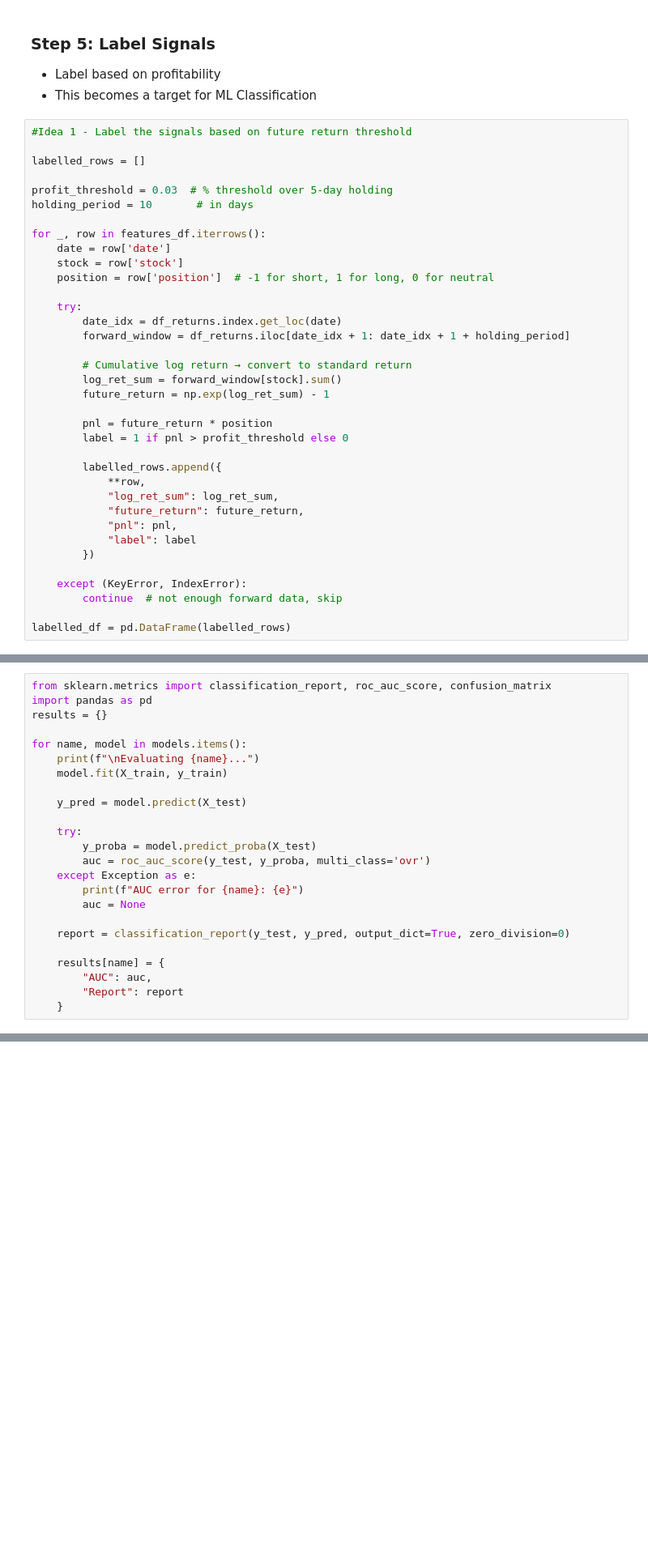
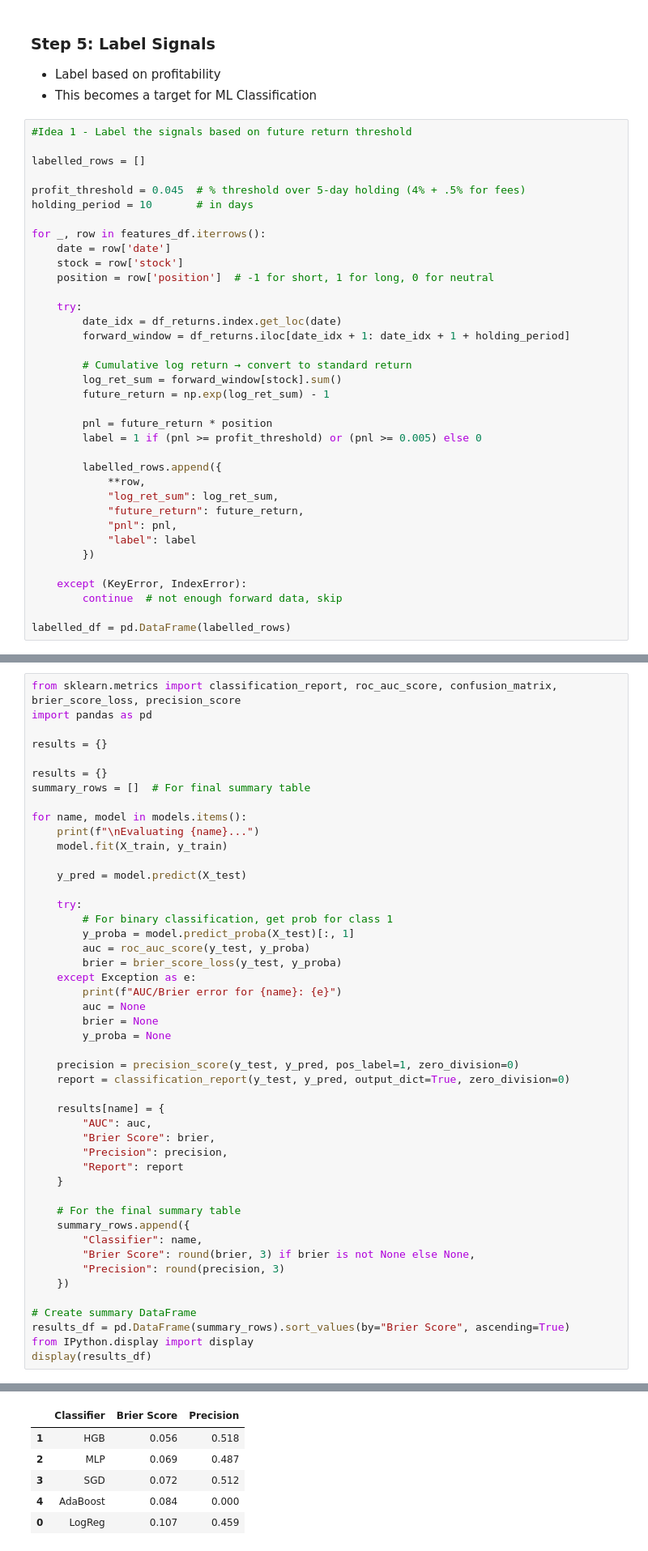
Before and after one commit to AndrewJSut/summer-of-finance, a Jupyter notebook: notebooks/StatArbGraphs.ipynb, the cells around one changed output, grey strips where cells are left out. Shown: that part at 81% size. Cells and saved outputs as stored; diff of their text form; blank space fills up the shorter version.

```diff
--- a/notebooks/StatArbGraphs.ipynb
+++ b/notebooks/StatArbGraphs.ipynb
@@ -536,7 +433,7 @@ features_df.head()
 
 labelled_rows = []
 
-profit_threshold = 0.03  # % threshold over 5-day holding
+profit_threshold = 0.045  # % threshold over 5-day holding (4% + .5% for fees)
 holding_period = 10       # in days
 
 for _, row in features_df.iterrows():
@@ -553,7 +450,7 @@ for _, row in features_df.iterrows():
         future_return = np.exp(log_ret_sum) - 1
 
         pnl = future_return * position
-        label = 1 if pnl > profit_threshold else 0
+        label = 1 if (pnl >= profit_threshold) or (pnl >= 0.005) else 0
 
         labelled_rows.append({
             **row,
@@ -623,9 +600,13 @@ Training MLP...
 Training SGD...
 Training AdaBoost...
 # %%
-from sklearn.metrics import classification_report, roc_auc_score, confusion_matrix
+from sklearn.metrics import classification_report, roc_auc_score, confusion_matrix, brier_score_loss, precision_score
 import pandas as pd
+
 results = {}
+
+results = {}
+summary_rows = []  # For final summary table
 
 for name, model in models.items():
     print(f"\nEvaluating {name}...")
@@ -634,17 +615,36 @@ for name, model in models.items():
     y_pred = model.predict(X_test)
 
     try:
-        y_proba = model.predict_proba(X_test)
-        auc = roc_auc_score(y_test, y_proba, multi_class='ovr')
+        # For binary classification, get prob for class 1
+        y_proba = model.predict_proba(X_test)[:, 1]
+        auc = roc_auc_score(y_test, y_proba)
+        brier = brier_score_loss(y_test, y_proba)
     except Exception as e:
-        print(f"AUC error for {name}: {e}")
+        print(f"AUC/Brier error for {name}: {e}")
         auc = None
+        brier = None
+        y_proba = None
 
+    precision = precision_score(y_test, y_pred, pos_label=1, zero_division=0)
     report = classification_report(y_test, y_pred, output_dict=True, zero_division=0)
 
     results[name] = {
         "AUC": auc,
+        "Brier Score": brier,
+        "Precision": precision,
         "Report": report
     }
+
+    # For the final summary table
+    summary_rows.append({
+        "Classifier": name,
+        "Brier Score": round(brier, 3) if brier is not None else None,
+        "Precision": round(precision, 3)
+    })
+
+# Create summary DataFrame
+results_df = pd.DataFrame(summary_rows).sort_values(by="Brier Score", ascending=True)
+from IPython.display import display
+display(results_df)
 # %% [output]
 Evaluating LogReg...
@@ -663,0 +659,6 @@ AUC error for AdaBoost: y should be a 1d array, got an array of shape (1290, 2)
+|  | Classifier | Brier Score | Precision |
+| 1 | HGB | 0.056 | 0.518 |
+| 2 | MLP | 0.069 | 0.487 |
+| 3 | SGD | 0.072 | 0.512 |
+| 4 | AdaBoost | 0.084 | 0.000 |
+| 0 | LogReg | 0.107 | 0.459 |
```
Also changed, not shown: parts of 16 cells of this notebook.
